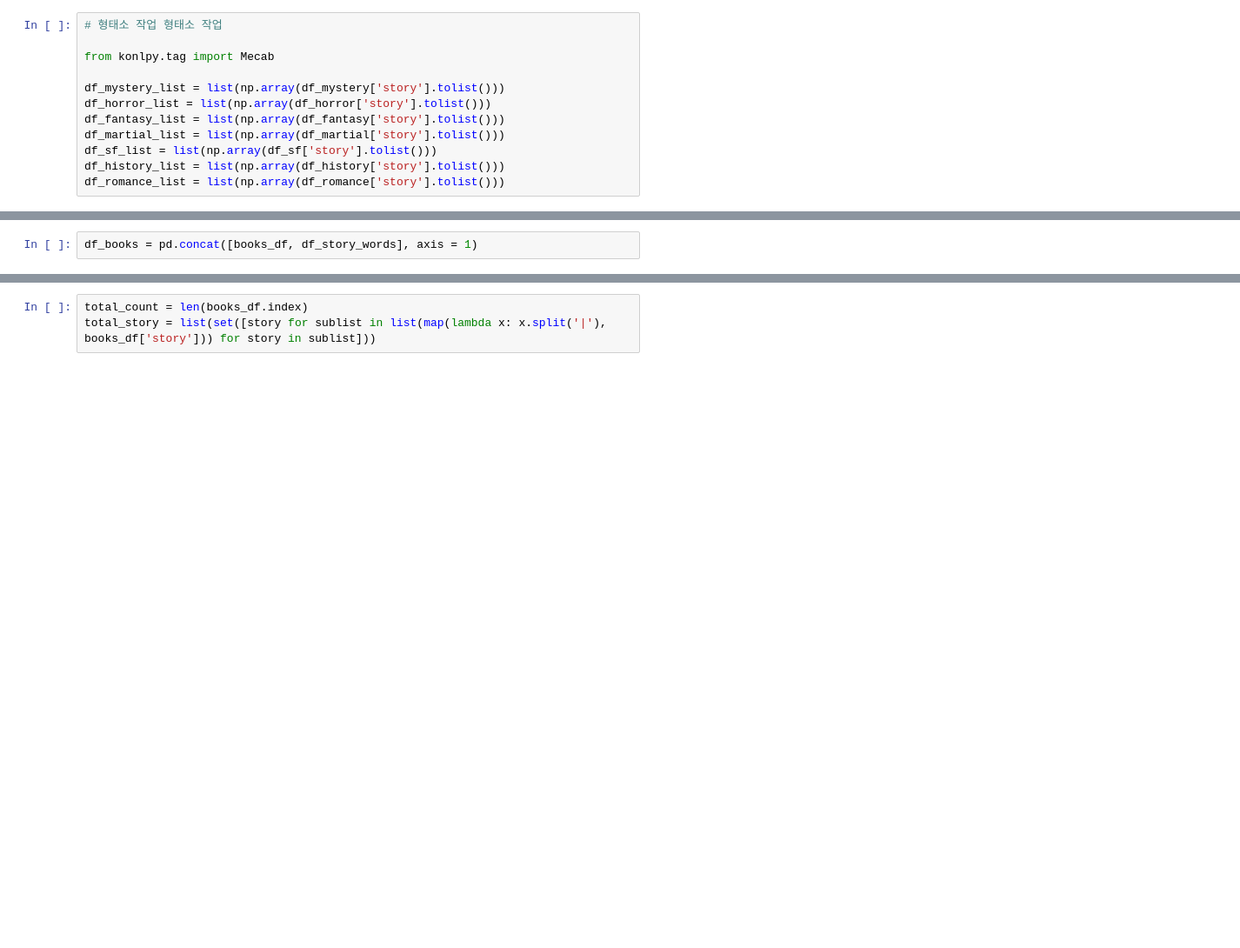
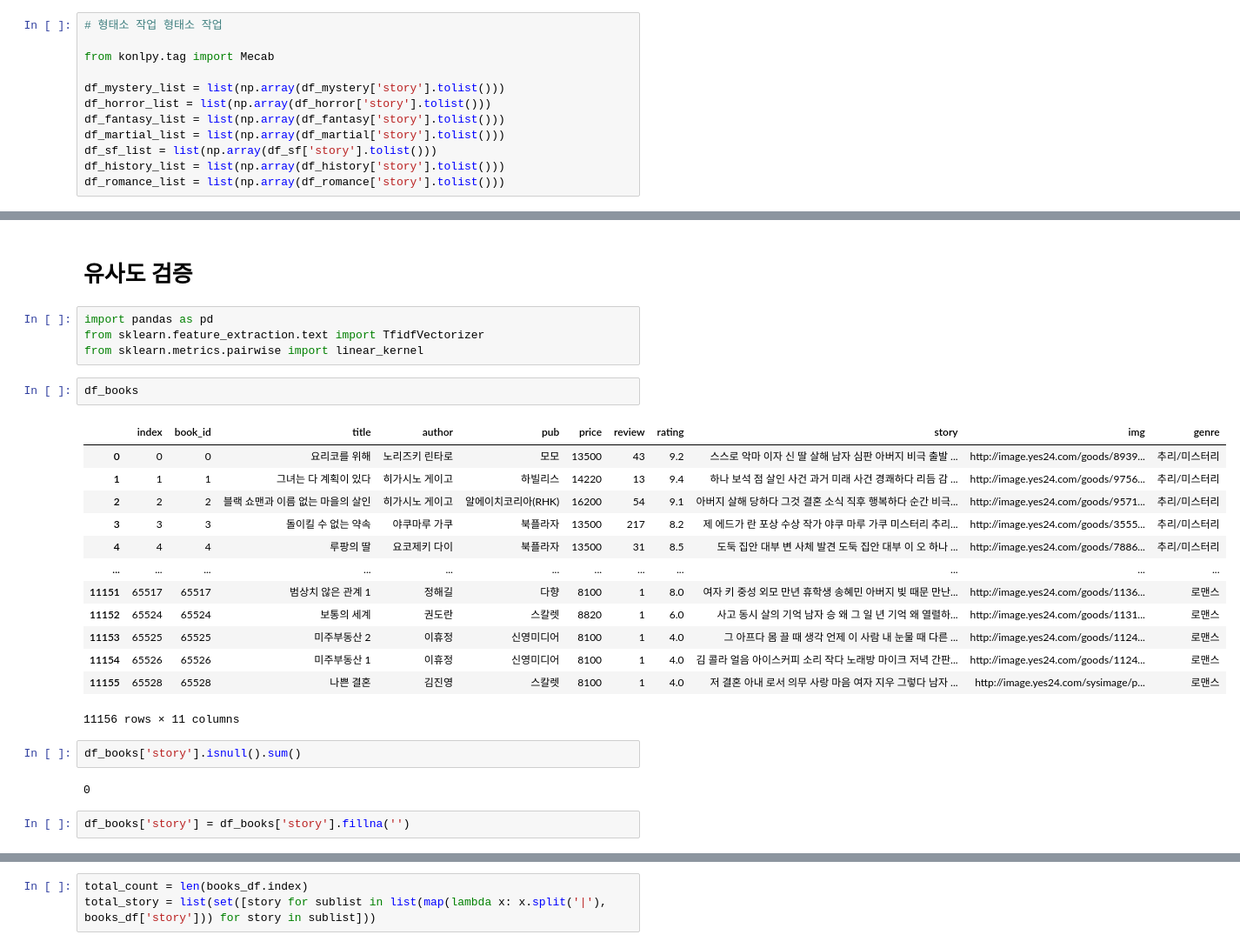
Before and after one commit to ggwnsghgg/book_project, a Jupyter notebook: 책_추천알고리즘.ipynb, the cells around one changed output, grey strips where cells are left out. Shown: that part at 87% size. Drawn from its saved outputs; the diff is of its cells as text; blank space fills up the shorter version.

```diff
--- a/책_추천알고리즘.ipynb
+++ b/책_추천알고리즘.ipynb
@@ -383,2 +330,0 @@ books_df
-# %%
-df_books = pd.concat([books_df, df_story_words], axis = 1)
@@ -475,0 +556,28 @@ TypeError: ignored
+# %% [markdown]
+# 유사도 검증
+# %%
+import pandas as pd
+from sklearn.feature_extraction.text import TfidfVectorizer
+from sklearn.metrics.pairwise import linear_kernel
+# %%
+df_books
+# %% [output]
+|  | index | book_id | title | author | pub | price | review | rating | story | img | genre |
+| 0 | 0 | 0 | 요리코를 위해 | 노리즈키 린타로 | 모모 | 13500 | 43 | 9.2 | 스스로 악마 이자 신 딸 살해 남자 심판 아버지 비극 출발 ... | http://image.yes24.com/goods/8939... | 추리/미스터리 |
+| 1 | 1 | 1 | 그녀는 다 계획이 있다 | 히가시노 게이고 | 하빌리스 | 14220 | 13 | 9.4 | 하나 보석 점 살인 사건 과거 미래 사건 경쾌하다 리듬 감 ... | http://image.yes24.com/goods/9756... | 추리/미스터리 |
+| 2 | 2 | 2 | 블랙 쇼맨과 이름 없는 마을의 살인 | 히가시노 게이고 | 알에이치코리아(RHK) | 16200 | 54 | 9.1 | 아버지 살해 당하다 그것 결혼 소식 직후 행복하다 순간 비극... | http://image.yes24.com/goods/9571... | 추리/미스터리 |
+| 3 | 3 | 3 | 돌이킬 수 없는 약속 | 야쿠마루 가쿠 | 북플라자 | 13500 | 217 | 8.2 | 제 에드가 란 포상 수상 작가 야쿠 마루 가쿠 미스터리 추리... | http://image.yes24.com/goods/3555... | 추리/미스터리 |
+| 4 | 4 | 4 | 루팡의 딸 | 요코제키 다이 | 북플라자 | 13500 | 31 | 8.5 | 도둑 집안 대부 변 사체 발견 도둑 집안 대부 이 오 하나 ... | http://image.yes24.com/goods/7886... | 추리/미스터리 |
+| ... | ... | ... | ... | ... | ... | ... | ... | ... | ... | ... | ... |
+| 11151 | 65517 | 65517 | 범상치 않은 관계 1 | 정해길 | 다향 | 8100 | 1 | 8.0 | 여자 키 중성 외모 만년 휴학생 송혜민 아버지 빚 때문 만난... | http://image.yes24.com/goods/1136... | 로맨스 |
+| 11152 | 65524 | 65524 | 보통의 세계 | 권도란 | 스칼렛 | 8820 | 1 | 6.0 | 사고 동시 살의 기억 남자 승 왜 그 일 년 기억 왜 열렬하... | http://image.yes24.com/goods/1131... | 로맨스 |
+| 11153 | 65525 | 65525 | 미주부동산 2 | 이휴정 | 신영미디어 | 8100 | 1 | 4.0 | 그 아프다 몸 끌 때 생각 언제 이 사람 내 눈물 때 다른 ... | http://image.yes24.com/goods/1124... | 로맨스 |
+| 11154 | 65526 | 65526 | 미주부동산 1 | 이휴정 | 신영미디어 | 8100 | 1 | 4.0 | 김 콜라 얼음 아이스커피 소리 작다 노래방 마이크 저녁 간판... | http://image.yes24.com/goods/1124... | 로맨스 |
+| 11155 | 65528 | 65528 | 나쁜 결혼 | 김진영 | 스칼렛 | 8100 | 1 | 4.0 | 저 결혼 아내 로서 의무 사랑 마음 여자 지우 그렇다 남자 ... | http://image.yes24.com/sysimage/p... | 로맨스 |
+11156 rows × 11 columns
+# %%
+df_books['story'].isnull().sum()
+# %% [output]
+0
+# %%
+df_books['story'] = df_books['story'].fillna('')
```
Also changed, not shown: parts of 43 cells of this notebook.
